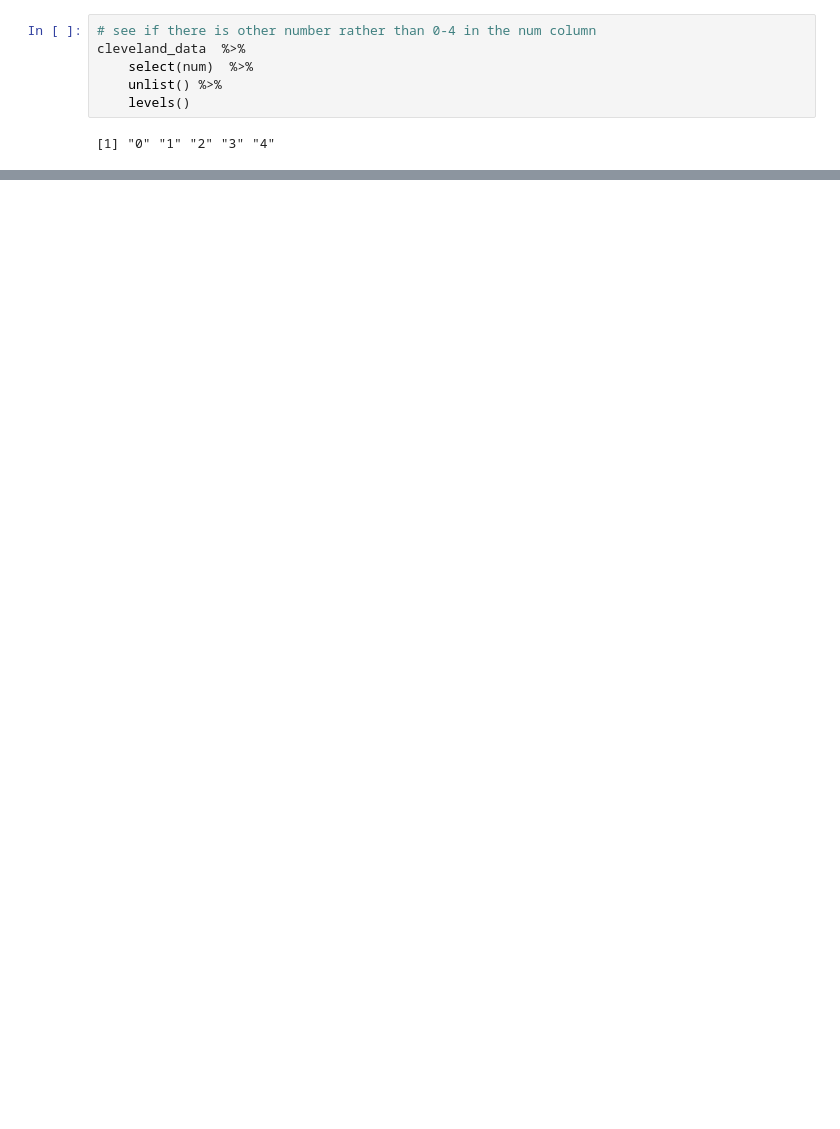
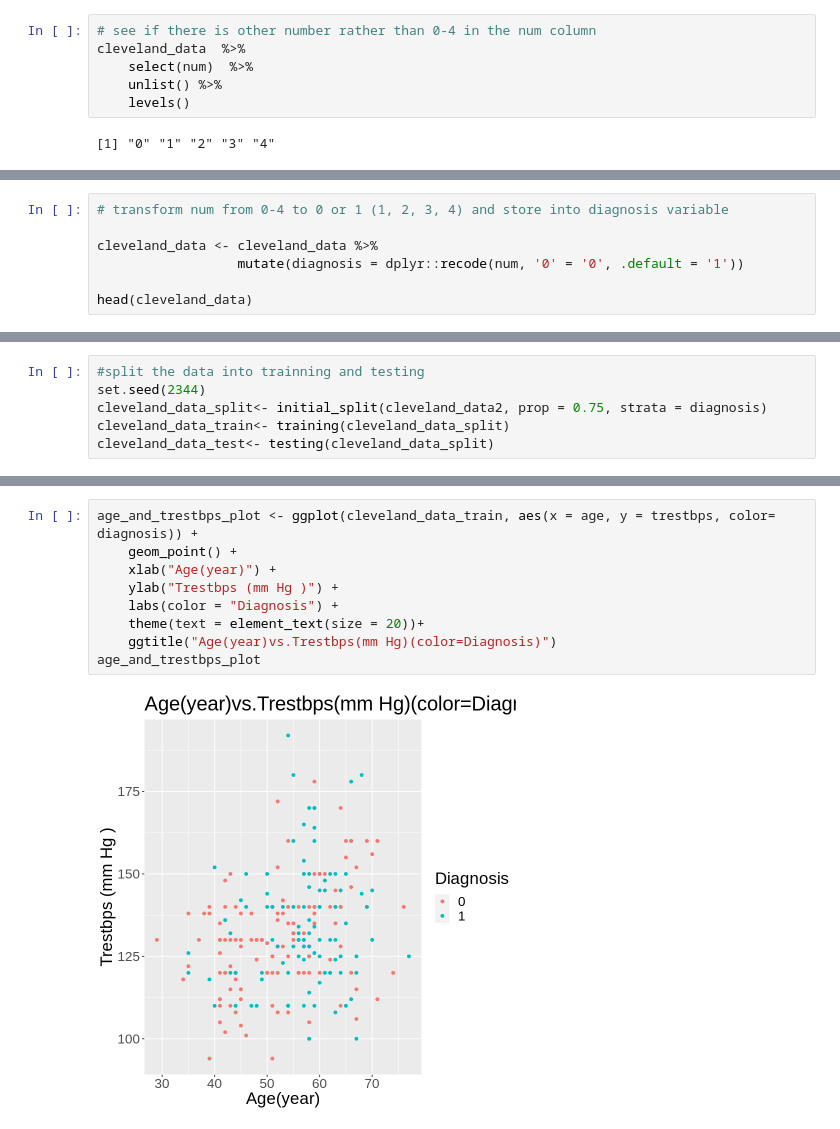
Before and after one commit to duffydu/dsci100-project, a Jupyter notebook: Heart_Disease.ipynb, the cells around one changed output, grey strips where cells are left out. Drawn from its saved outputs; the diff is of its cells as text; blank space fills up the shorter version.

```diff
--- a/Heart_Disease.ipynb
+++ b/Heart_Disease.ipynb
@@ -366,0 +133,7 @@ thalach vs. oldpeak  (color = num)
+# %%
+# transform num from 0-4 to 0 or 1 (1, 2, 3, 4) and store into diagnosis variable
+
+cleveland_data <- cleveland_data %>%
+                  mutate(diagnosis = dplyr::recode(num, '0' = '0', .default = '1'))
+
+head(cleveland_data)
@@ -366,0 +181,6 @@ thalach vs. oldpeak  (color = num)
+# %%
+#split the data into trainning and testing
+set.seed(2344)
+cleveland_data_split<- initial_split(cleveland_data2, prop = 0.75, strata = diagnosis)
+cleveland_data_train<- training(cleveland_data_split)
+cleveland_data_test<- testing(cleveland_data_split)
@@ -366,0 +214,11 @@ thalach vs. oldpeak  (color = num)
+# %%
+age_and_trestbps_plot <- ggplot(cleveland_data_train, aes(x = age, y = trestbps, color= diagnosis)) +
+    geom_point() +
+    xlab("Age(year)") +
+    ylab("Trestbps (mm Hg )") +
+    labs(color = "Diagnosis") +
+    theme(text = element_text(size = 20))+
+    ggtitle("Age(year)vs.Trestbps(mm Hg)(color=Diagnosis)")
+age_and_trestbps_plot
+# %% [output]
+[figure, added]
```
Also changed, not shown: parts of 64 cells of this notebook, 1 other file.
